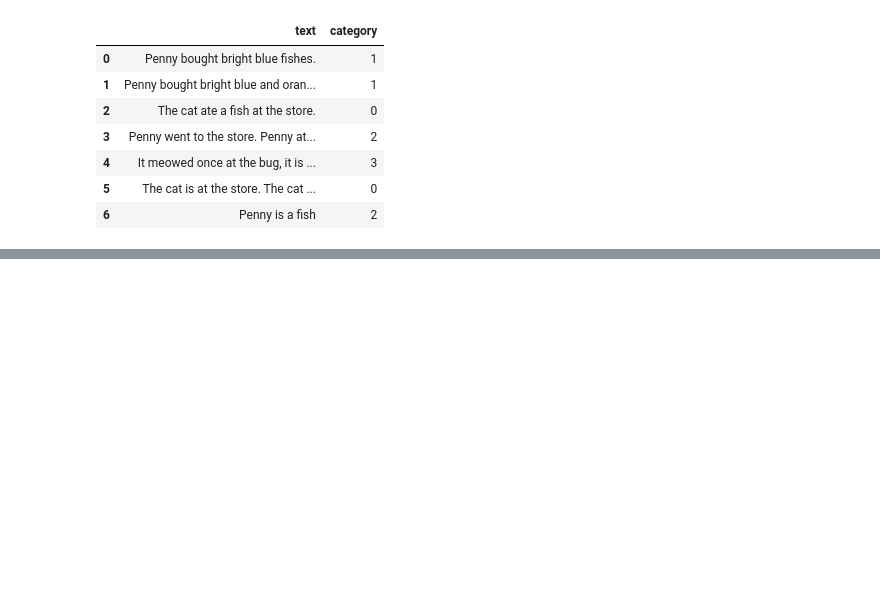
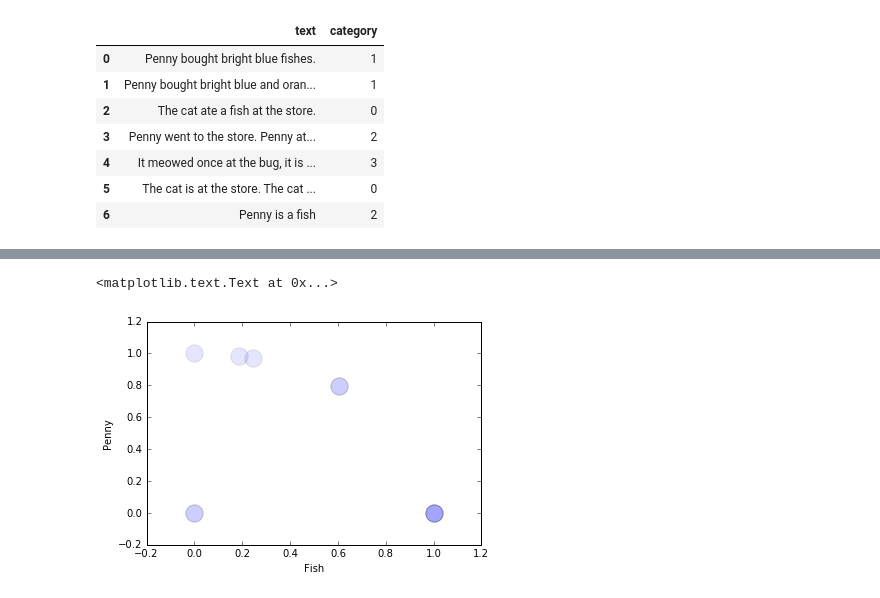
Before and after one commit to M0nica/Lede2016, a Jupyter notebook: foundations/14-tf-dfnotebooks/TF-IDF.ipynb, the cells around one changed output, grey strips where cells are left out. Cells and saved outputs as stored; diff of their text form; code cells hidden in the pictures; blank space fills up the shorter version.

```diff
--- a/foundations/14-tf-dfnotebooks/TF-IDF.ipynb
+++ b/foundations/14-tf-dfnotebooks/TF-IDF.ipynb
@@ -485,0 +558,11 @@ results
+# %%
+porter_stemmer = PorterStemmer()
+
+def stemming_tokenizer(str_input):
+    words = re.sub(r"[^A-Za-z0-9\-]", " ", str_input).lower().split()
+    words = [porter_stemmer.stem(word) for word in words]
+    return words
+
+count_vectorizer = CountVectorizer(stop_words='english', tokenizer=stemming_tokenizer)
+X = count_vectorizer.fit_transform(texts)
+print(count_vectorizer.get_feature_names())
@@ -485,0 +571,17 @@ results
+# %%
+texts = ['Penny bought bright blue fishes.',
+ 'Penny bought bright blue and orange bowl.',
+ 'The cat ate a fish at the store.',
+ 'Penny went to the store. Penny ate a bug. Penny saw a fish.',
+ 'It meowed once at the bug, it is still meowing at the bug and the fish',
+ 'The cat is at the fish store. The cat is orange. The cat is meowing at the fish.',
+ 'Penny is a fish.',
+ 'Penny Penny she loves fishes Penny Penny is no cat.',
+ 'The store is closed now.',
+ 'How old is that tree?',
+ 'I do not eat fish I do not eat cats I only eat bugs']
+
+
+# Initialize a vectorizer
+vectorizer = TfidfVectorizer(use_idf=True, max_features=2, tokenizer=stemming_tokenizer, stop_words='english')
+X = vectorizer.fit_transform(texts)
@@ -485,0 +592,3 @@ results
+# %%
+df = pd.DataFrame(X.toarray(), columns=vectorizer.get_feature_names())
+df
@@ -485,0 +608,7 @@ results
+# %%
+ax = df.plot(kind='scatter', x='fish', y='penni', alpha=0.1, s=300)
+ax.set_xlabel("Fish")
+ax.set_ylabel("Penny")
+# %% [output]
+<matplotlib.text.Text at 0x...>
+[figure, added]
```
Also changed, not shown: parts of 13 cells of this notebook.
